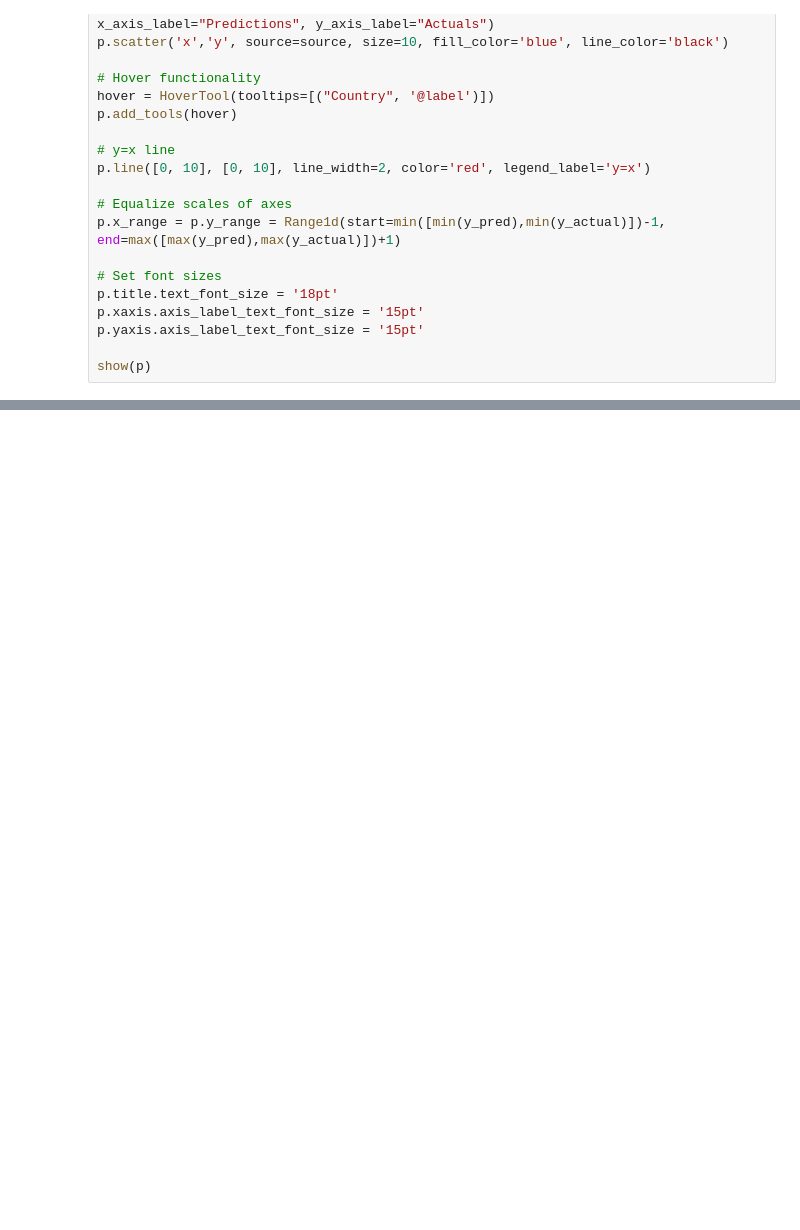
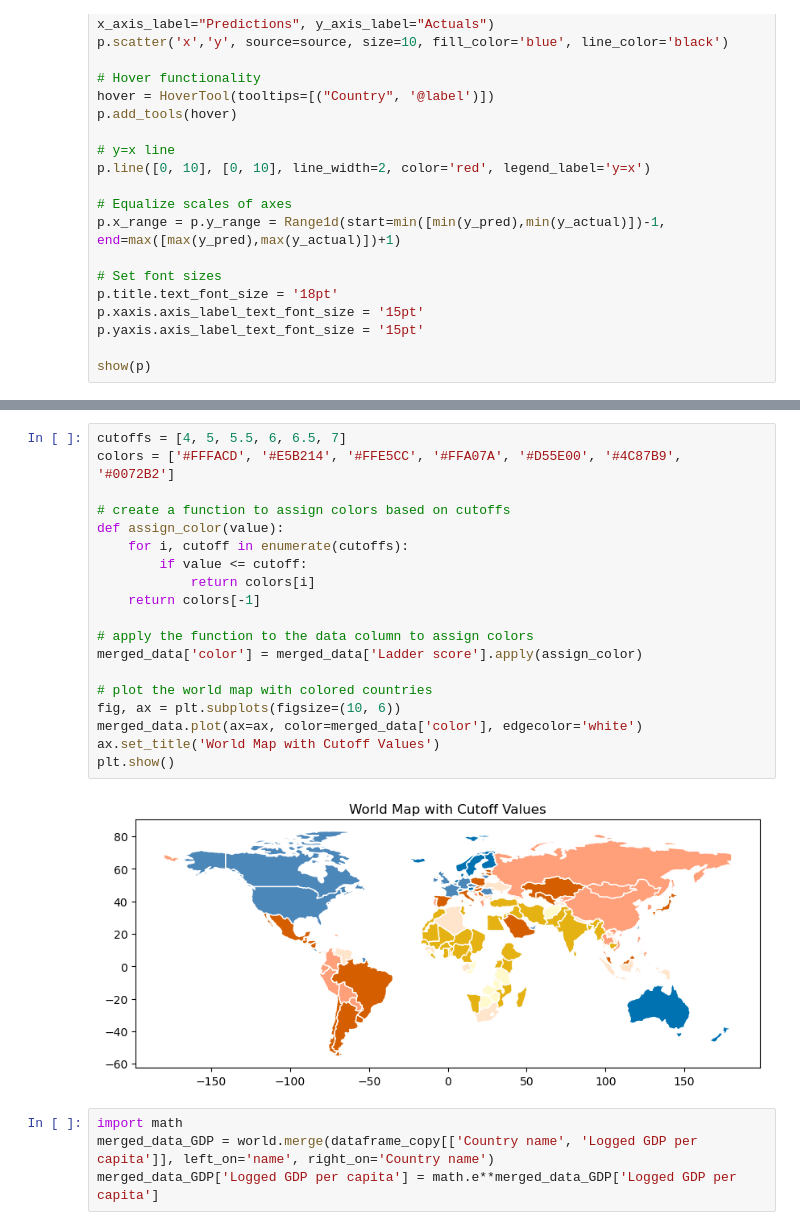
Before and after one commit to yilongsong/economy-happiness, a Jupyter notebook: analyzer.ipynb, the cells around one changed output, grey strips where cells are left out. Saved outputs shown, nothing was run; the diff lists cells and outputs as text; blank space fills up the shorter version.

```diff
--- a/analyzer.ipynb
+++ b/analyzer.ipynb
@@ -389,0 +645,25 @@ show(p)
+# %%
+cutoffs = [4, 5, 5.5, 6, 6.5, 7]
+colors = ['#FFFACD', '#E5B214', '#FFE5CC', '#FFA07A', '#D55E00', '#4C87B9', '#0072B2']
+
+# create a function to assign colors based on cutoffs
+def assign_color(value):
+    for i, cutoff in enumerate(cutoffs):
+        if value <= cutoff:
+            return colors[i]
+    return colors[-1]
+
+# apply the function to the data column to assign colors
+merged_data['color'] = merged_data['Ladder score'].apply(assign_color)
+
+# plot the world map with colored countries
+fig, ax = plt.subplots(figsize=(10, 6))
+merged_data.plot(ax=ax, color=merged_data['color'], edgecolor='white')
+ax.set_title('World Map with Cutoff Values')
+plt.show()
+# %% [output]
+[figure, added]
+# %%
+import math
+merged_data_GDP = world.merge(dataframe_copy[['Country name', 'Logged GDP per capita']], left_on='name', right_on='Country name')
+merged_data_GDP['Logged GDP per capita'] = math.e**merged_data_GDP['Logged GDP per capita']
```
Also changed, not shown: parts of 36 cells of this notebook, 11 other files.
